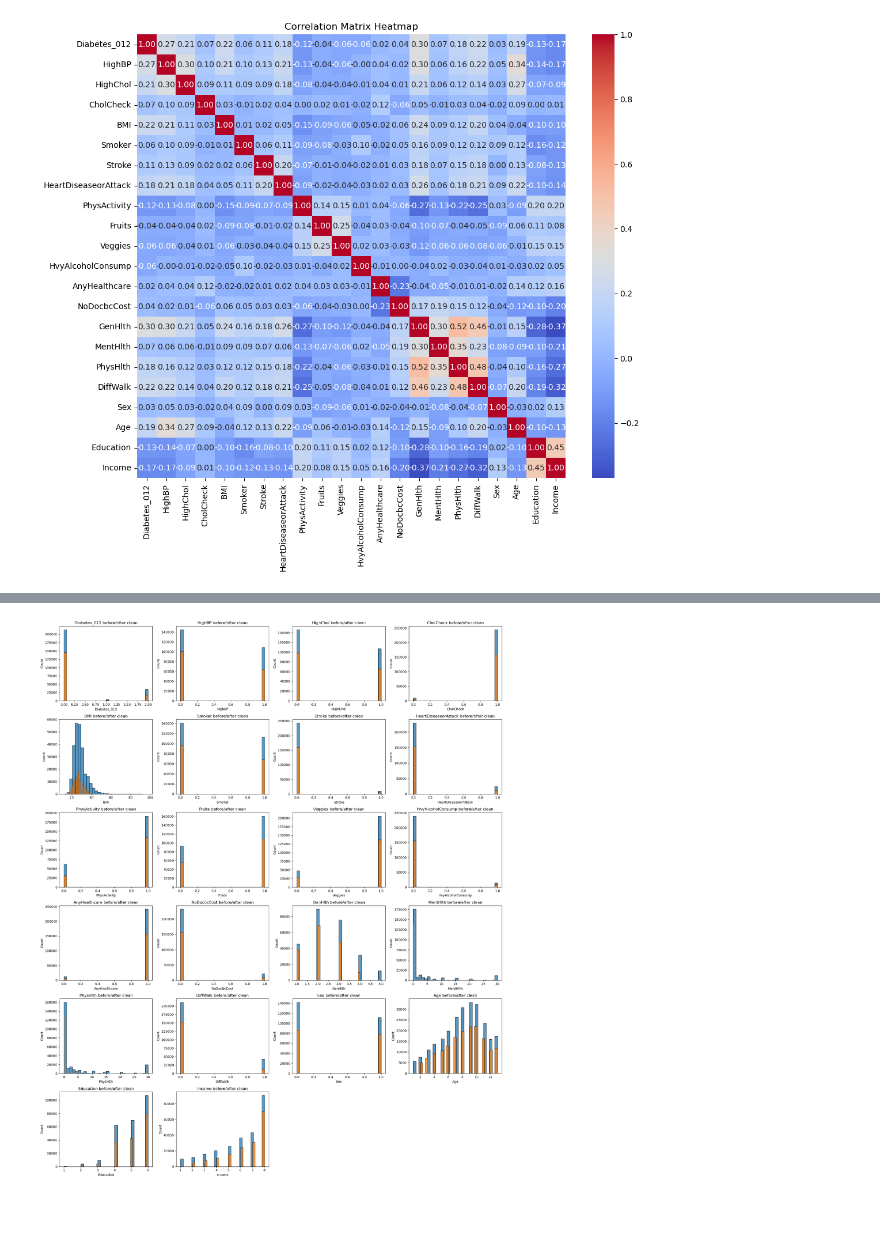
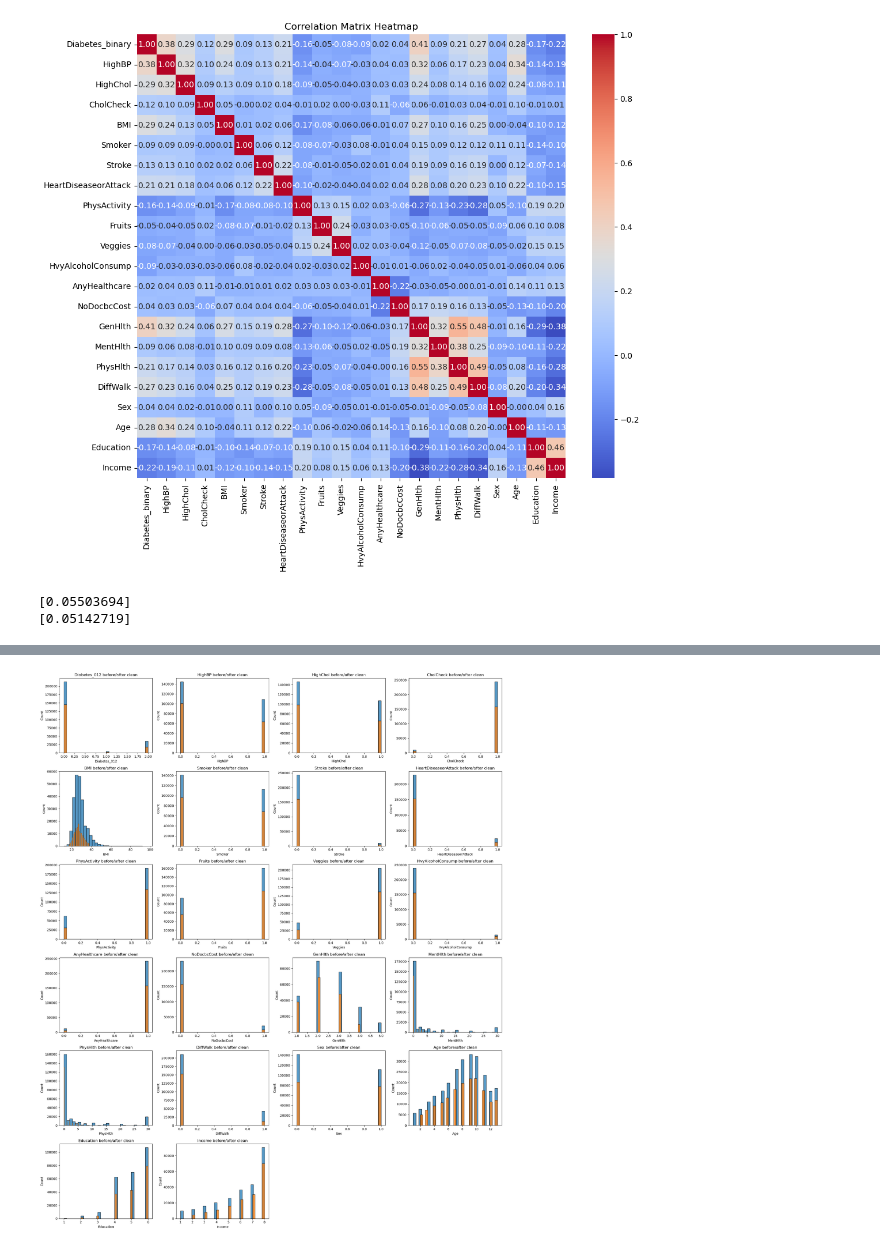
Before and after one commit to LJMurphyy/diabetes-risk-predictor, a Jupyter notebook: eda.ipynb, the cells around one changed output, grey strips where cells are left out. Cells and saved outputs as stored; diff of their text form; code cells hidden in the pictures; blank space fills up the shorter version.

```diff
--- a/eda.ipynb
+++ b/eda.ipynb
@@ -1,16 +1,24 @@
 # %%
 import pandas as pd
 import seaborn as sns
 import matplotlib.pyplot as plt
 import numpy as np
 
-df = pd.read_csv('diabetes_012_health_indicators_BRFSS2015.csv')
+df = pd.read_csv('working_dir/diabetes_binary_5050split_health_indicators_BRFSS2015.csv')
 
 correlation_matrix = df.corr()
 
 plt.figure(figsize=(12, 10))  # Optional: Make plot bigger for readability
 sns.heatmap(correlation_matrix, annot=True, cmap='coolwarm', fmt=".2f")
 plt.title('Correlation Matrix Heatmap')
 plt.show()
 # %% [output]
-[figure, old version]
+[figure, new version]
+# %%
+from sklearn.feature_selection import mutual_info_regression
+
+print(mutual_info_regression(df["BMI"].to_numpy().reshape(-1, 1), df["GenHlth"].to_numpy()))
+print(mutual_info_regression(df["GenHlth"].to_numpy().reshape(-1, 1), df["BMI"].to_numpy()))
+# %% [output]
+[0.05503694]
+[0.05142719]
```
Also changed, not shown: parts of 5 cells of this notebook, 3 other files.
